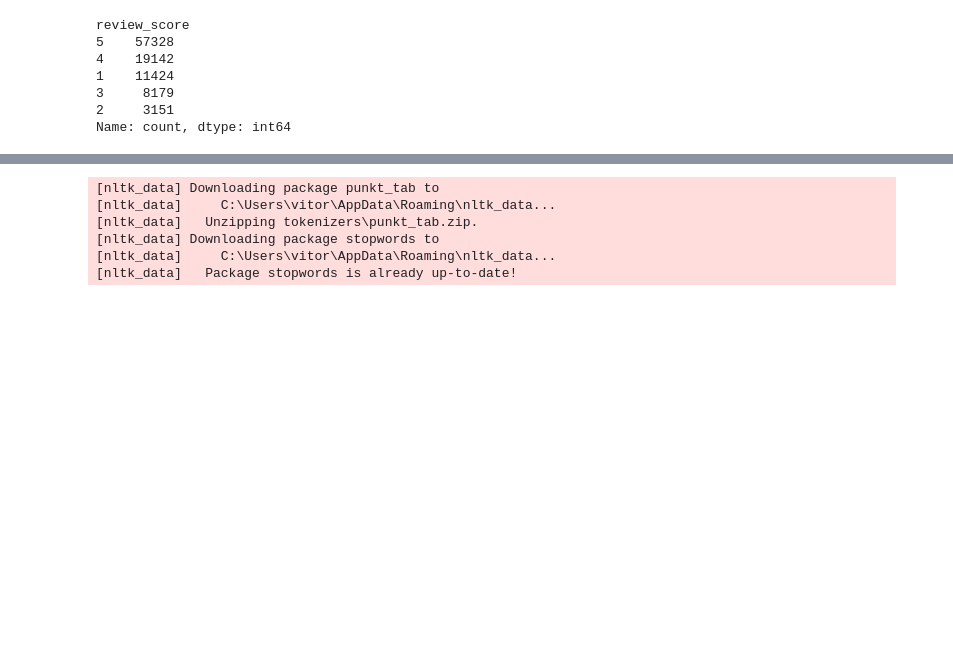
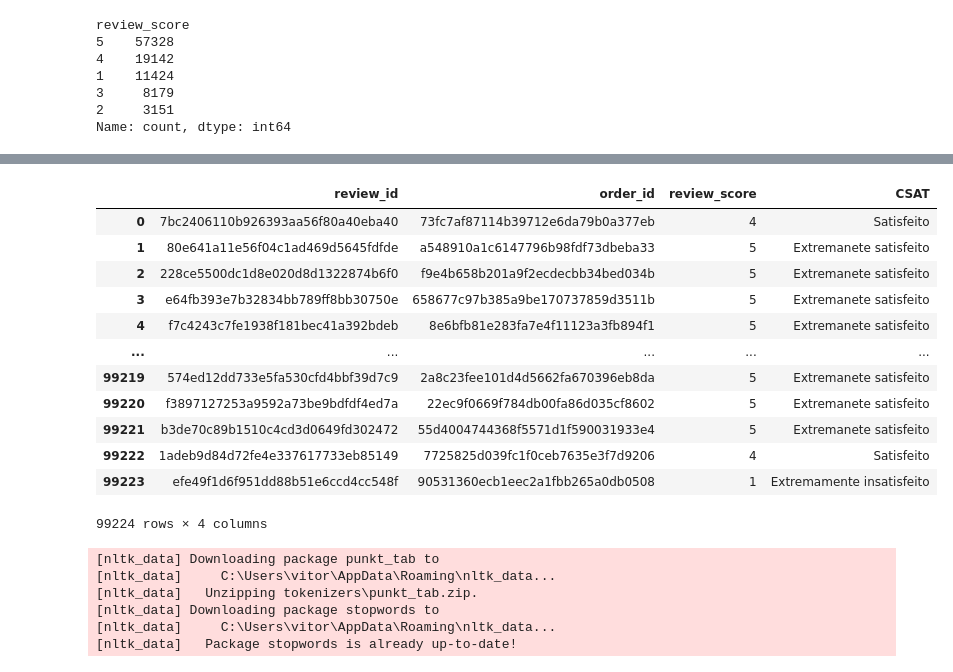
Before and after one commit to Lobinho1233/tech-challenge, a Jupyter notebook: notebook/analitytics.ipynb, the cells around one changed output, grey strips where cells are left out. Saved outputs shown, nothing was run; the diff lists cells and outputs as text; code cells hidden in the pictures; blank space fills up the shorter version.

Commit message:
feat: aplicando regra de CSAT

```diff
--- a/notebook/analitytics.ipynb
+++ b/notebook/analitytics.ipynb
@@ -141,0 +142,14 @@ plt.show()
+# %%
+def csat(nota):
+    if nota == 1:
+        return "Extremamente insatisfeito"
+    elif nota == 2:
+        return "Insatisfeito"
+    elif nota == 3:
+        return "Indiferente"
+    elif nota == 4:
+        return "Satisfeito"
+    else:
+        return "Extremanete satisfeito"
+# %%
+order_reviews['CSAT'] = order_reviews['review_score'].apply(csat)
@@ -142,3 +172,21 @@ plt.show()
+# %%
+ordernco = order_reviews[['review_id', 'order_id', 'review_score', 'CSAT']]
+# %%
+ordernco
+# %% [output]
+|  | review_id | order_id | review_score | CSAT |
+| 0 | 7bc2406110b926393aa56f80a40eba40 | 73fc7af87114b39712e6da79b0a377eb | 4 | Satisfeito |
+| 1 | 80e641a11e56f04c1ad469d5645fdfde | a548910a1c6147796b98fdf73dbeba33 | 5 | Extremanete satisfeito |
+| 2 | 228ce5500dc1d8e020d8d1322874b6f0 | f9e4b658b201a9f2ecdecbb34bed034b | 5 | Extremanete satisfeito |
+| 3 | e64fb393e7b32834bb789ff8bb30750e | 658677c97b385a9be170737859d3511b | 5 | Extremanete satisfeito |
+| 4 | f7c4243c7fe1938f181bec41a392bdeb | 8e6bfb81e283fa7e4f11123a3fb894f1 | 5 | Extremanete satisfeito |
+| ... | ... | ... | ... | ... |
+| 99219 | 574ed12dd733e5fa530cfd4bbf39d7c9 | 2a8c23fee101d4d5662fa670396eb8da | 5 | Extremanete satisfeito |
+| 99220 | f3897127253a9592a73be9bdfdf4ed7a | 22ec9f0669f784db00fa86d035cf8602 | 5 | Extremanete satisfeito |
+| 99221 | b3de70c89b1510c4cd3d0649fd302472 | 55d4004744368f5571d1f590031933e4 | 5 | Extremanete satisfeito |
+| 99222 | 1adeb9d84d72fe4e337617733eb85149 | 7725825d039fc1f0ceb7635e3f7d9206 | 4 | Satisfeito |
+| 99223 | efe49f1d6f951dd88b51e6ccd4cc548f | 90531360ecb1eec2a1fbb265a0db0508 | 1 | Extremamente insatisfeito |
+99224 rows × 4 columns
 # %%
 import nltk
 nltk.download('punkt_tab')
```
Also changed, not shown: parts of 2 cells of this notebook.
